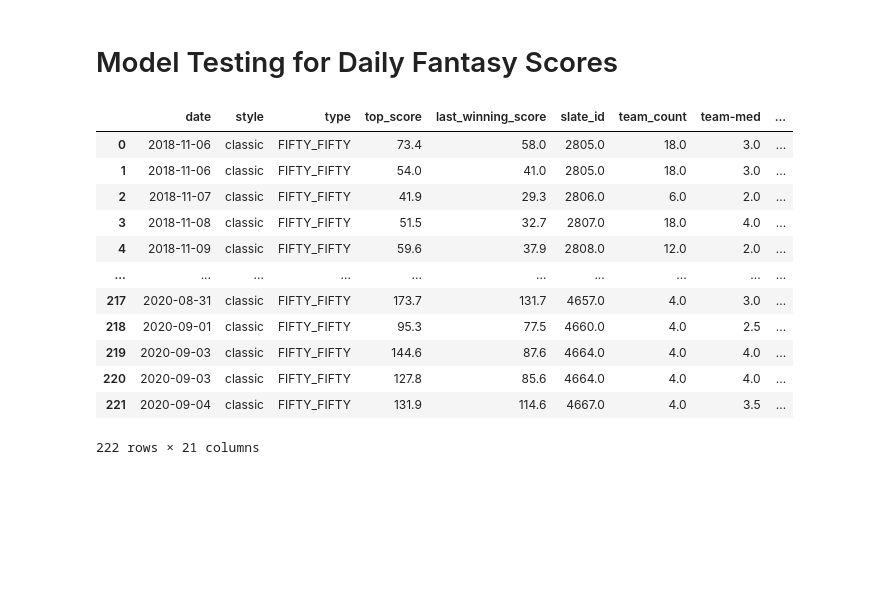
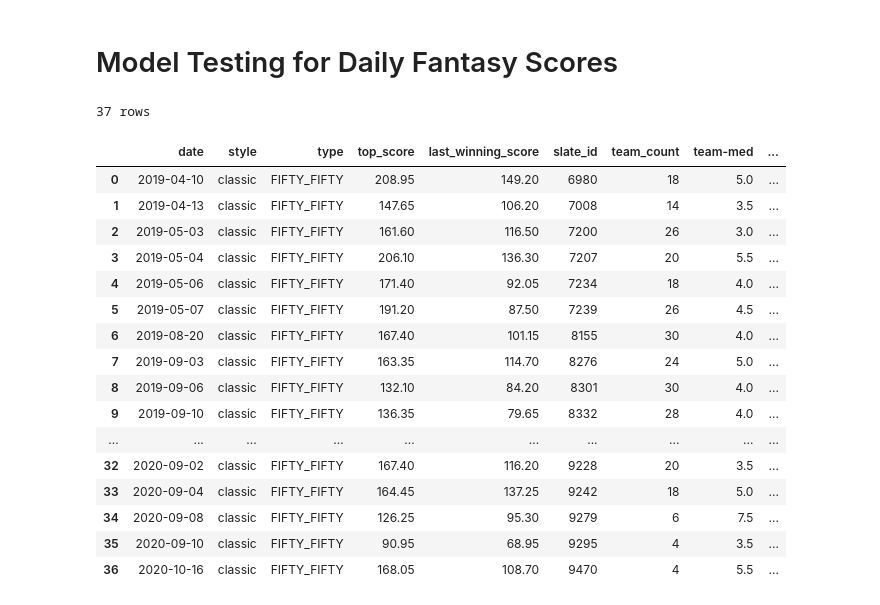
Before and after one commit to ledona/fantasy-experiments, a Jupyter notebook: df-hist/Model Testing.ipynb, the cells around one changed output. Drawn from its saved outputs; the diff is of its cells as text; code cells hidden in the pictures; blank space fills up the shorter version.

```diff
--- a/df-hist/Model Testing.ipynb
+++ b/df-hist/Model Testing.ipynb
@@ -3,30 +3,37 @@
 # %%
 import pandas as pd
 
 from fantasy_py import ContestStyle
 from fantasy_py.lineup.strategy import GeneralPrizePool, FiftyFifty
 
 
-SPORT = 'nhl'
+SPORT = 'mlb'
 SERVICE = 'draftkings'
 STYLE = ContestStyle.CLASSIC
 CONTEST_TYPES = GeneralPrizePool
 
 filename = f"{SPORT}-{SERVICE}-{STYLE.name}-{FiftyFifty.NAME}.csv"
 
 df = pd.read_csv(filename)
-display(df)
+with pd.option_context('max_rows', 1000, 'max_columns', 100):
+    print(f"{len(df)} rows")
+    display(df)
 # %% [output]
+37 rows
 |  | date | style | type | top_score | last_winning_score | slate_id | team_count | team-med | ... |
-| 0 | 2018-11-06 | classic | FIFTY_FIFTY | 73.4 | 58.0 | 2805.0 | 18.0 | 3.0 | ... |
-| 1 | 2018-11-06 | classic | FIFTY_FIFTY | 54.0 | 41.0 | 2805.0 | 18.0 | 3.0 | ... |
-| 2 | 2018-11-07 | classic | FIFTY_FIFTY | 41.9 | 29.3 | 2806.0 | 6.0 | 2.0 | ... |
-| 3 | 2018-11-08 | classic | FIFTY_FIFTY | 51.5 | 32.7 | 2807.0 | 18.0 | 4.0 | ... |
-| 4 | 2018-11-09 | classic | FIFTY_FIFTY | 59.6 | 37.9 | 2808.0 | 12.0 | 2.0 | ... |
+| 0 | 2019-04-10 | classic | FIFTY_FIFTY | 208.95 | 149.20 | 6980 | 18 | 5.0 | ... |
+| 1 | 2019-04-13 | classic | FIFTY_FIFTY | 147.65 | 106.20 | 7008 | 14 | 3.5 | ... |
+| 2 | 2019-05-03 | classic | FIFTY_FIFTY | 161.60 | 116.50 | 7200 | 26 | 3.0 | ... |
+| 3 | 2019-05-04 | classic | FIFTY_FIFTY | 206.10 | 136.30 | 7207 | 20 | 5.5 | ... |
+| 4 | 2019-05-06 | classic | FIFTY_FIFTY | 171.40 | 92.05 | 7234 | 18 | 4.0 | ... |
+| 5 | 2019-05-07 | classic | FIFTY_FIFTY | 191.20 | 87.50 | 7239 | 26 | 4.5 | ... |
+| 6 | 2019-08-20 | classic | FIFTY_FIFTY | 167.40 | 101.15 | 8155 | 30 | 4.0 | ... |
+| 7 | 2019-09-03 | classic | FIFTY_FIFTY | 163.35 | 114.70 | 8276 | 24 | 5.0 | ... |
+| 8 | 2019-09-06 | classic | FIFTY_FIFTY | 132.10 | 84.20 | 8301 | 30 | 4.0 | ... |
+| 9 | 2019-09-10 | classic | FIFTY_FIFTY | 136.35 | 79.65 | 8332 | 28 | 4.0 | ... |
 | ... | ... | ... | ... | ... | ... | ... | ... | ... | ... |
-| 217 | 2020-08-31 | classic | FIFTY_FIFTY | 173.7 | 131.7 | 4657.0 | 4.0 | 3.0 | ... |
-| 218 | 2020-09-01 | classic | FIFTY_FIFTY | 95.3 | 77.5 | 4660.0 | 4.0 | 2.5 | ... |
-| 219 | 2020-09-03 | classic | FIFTY_FIFTY | 144.6 | 87.6 | 4664.0 | 4.0 | 4.0 | ... |
-| 220 | 2020-09-03 | classic | FIFTY_FIFTY | 127.8 | 85.6 | 4664.0 | 4.0 | 4.0 | ... |
-| 221 | 2020-09-04 | classic | FIFTY_FIFTY | 131.9 | 114.6 | 4667.0 | 4.0 | 3.5 | ... |
+| 32 | 2020-09-02 | classic | FIFTY_FIFTY | 167.40 | 116.20 | 9228 | 20 | 3.5 | ... |
+| 33 | 2020-09-04 | classic | FIFTY_FIFTY | 164.45 | 137.25 | 9242 | 18 | 5.0 | ... |
+| 34 | 2020-09-08 | classic | FIFTY_FIFTY | 126.25 | 95.30 | 9279 | 6 | 7.5 | ... |
+| 35 | 2020-09-10 | classic | FIFTY_FIFTY | 90.95 | 68.95 | 9295 | 4 | 3.5 | ... |
+| 36 | 2020-10-16 | classic | FIFTY_FIFTY | 168.05 | 108.70 | 9470 | 4 | 5.5 | ... |
-222 rows × 21 columns
```
Also changed, not shown: parts of 6 cells of this notebook, 2 other files.
